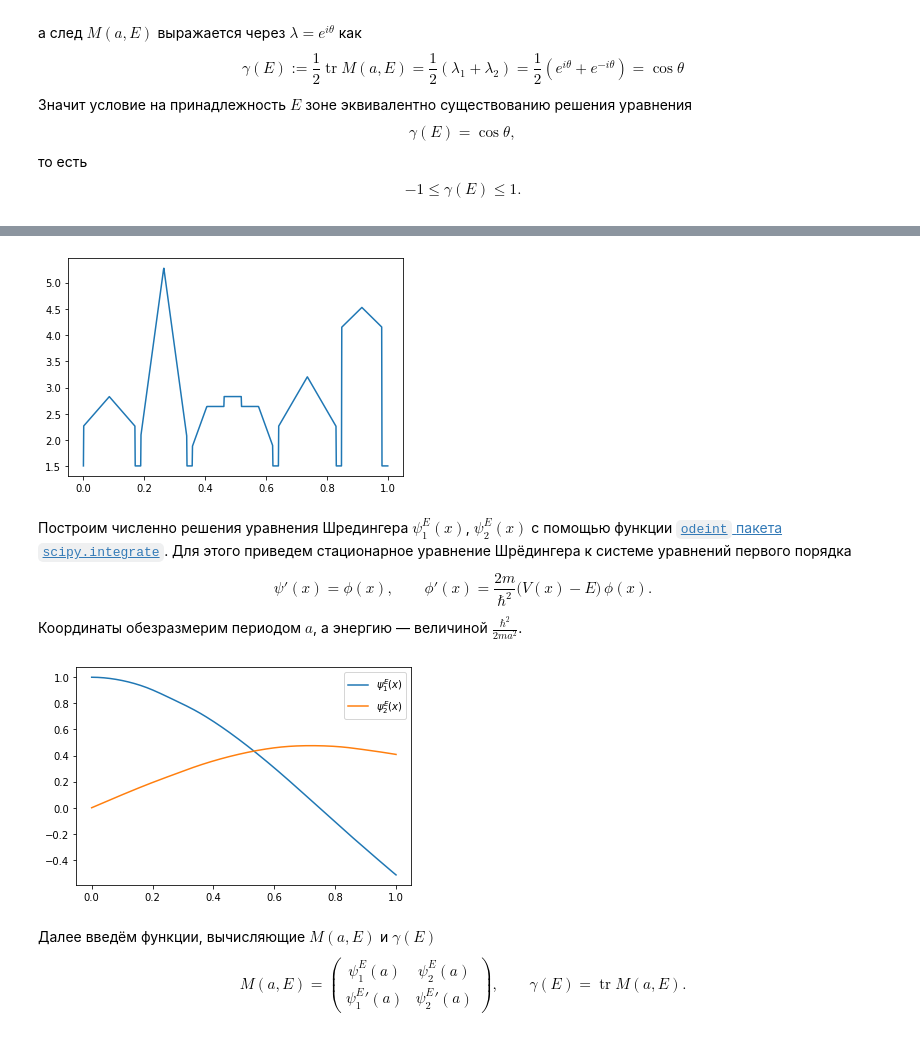
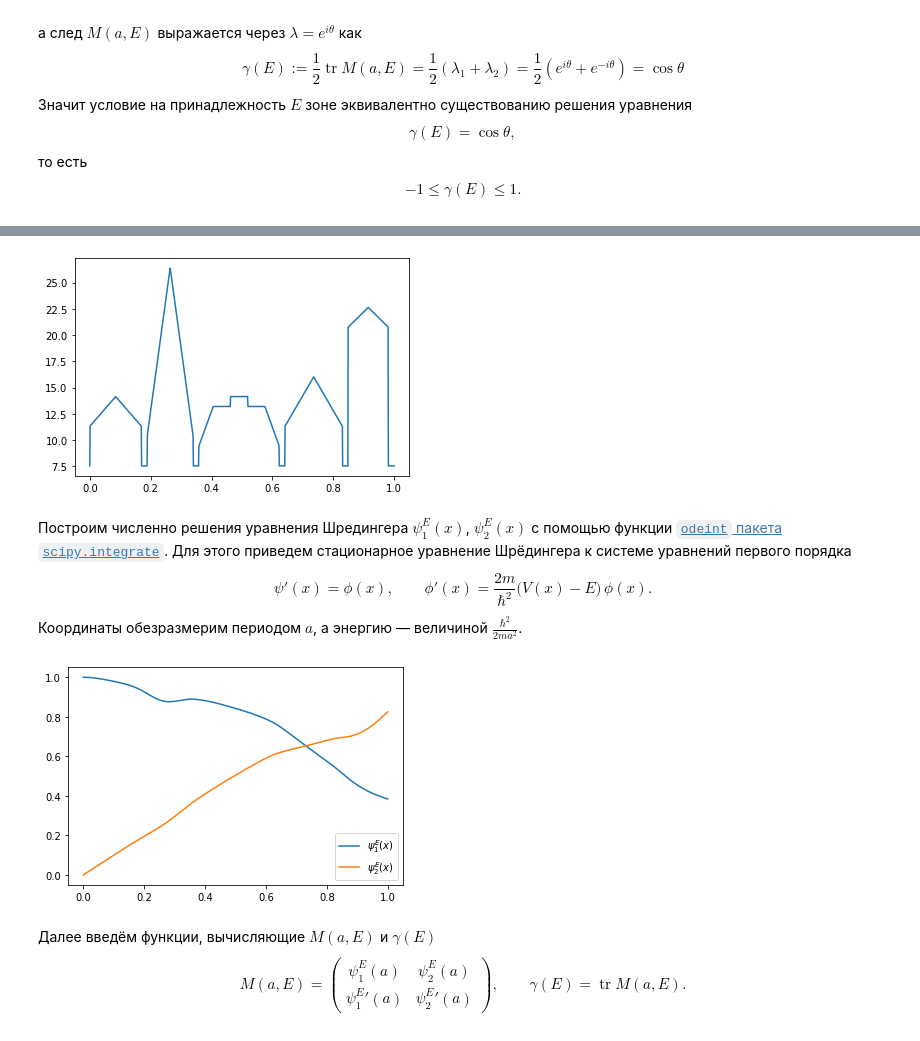
Before and after one commit to kolganovn/bloch, a Jupyter notebook: bloch.ipynb, the cells around one changed output, grey strips where cells are left out. Cells and saved outputs as stored; diff of their text form; code cells hidden in the pictures.

```diff
--- a/bloch.ipynb
+++ b/bloch.ipynb
@@ -94,13 +94,13 @@ pre_pot = interp1d(np.array(pts)[:,0], np.array(pts)[:,1])
 
 def potential(x):
     x = x % 1.
-    return 20*pre_pot(x)
+    return 100*pre_pot(x)
 
 xl = np.linspace(0., 1., 1000)
 plt.plot(xl, [potential(x) for x in xl])
 plt.show()
 # %% [output]
-[figure, old version]
+[figure, new version]
 # %% [markdown]
 Построим численно решения уравнения Шредингера $\psi_1^E(x)$, $\psi_2^E(x)$ с помощью функции [`odeint` пакета `scipy.integrate`](https://docs.scipy.org/doc/scipy/reference/generated/scipy.integrate.odeint.html).
 Для этого приведем стационарное уравнение Шрёдингера к системе уравнений первого порядка
@@ -113,18 +113,18 @@ $$
 def schr_rhs(y, x, E, pot):
     return [y[1], 2*(pot(x) - E)*y[0]]
 # %%
-E = 5.
+E = 14.5
 
 lp = np.linspace(0., 1., 200)
 y1 = odeint(schr_rhs, [1, 0], lp, args=(E, potential))
 y2 = odeint(schr_rhs, [0, 1], lp, args=(E, potential))
 
 plt.plot(lp, y1[:,0], label="$\psi_1^E(x)$")
 plt.plot(lp, y2[:,0], label="$\psi_2^E(x)$")
 plt.legend()
 plt.show()
 # %% [output]
-[figure, old version]
+[figure, new version]
 # %% [markdown]
 Далее введём функции, вычисляющие $M(a, E)$ и $\gamma(E)$
 $$
```
Also changed, not shown: parts of 4 cells of this notebook.
